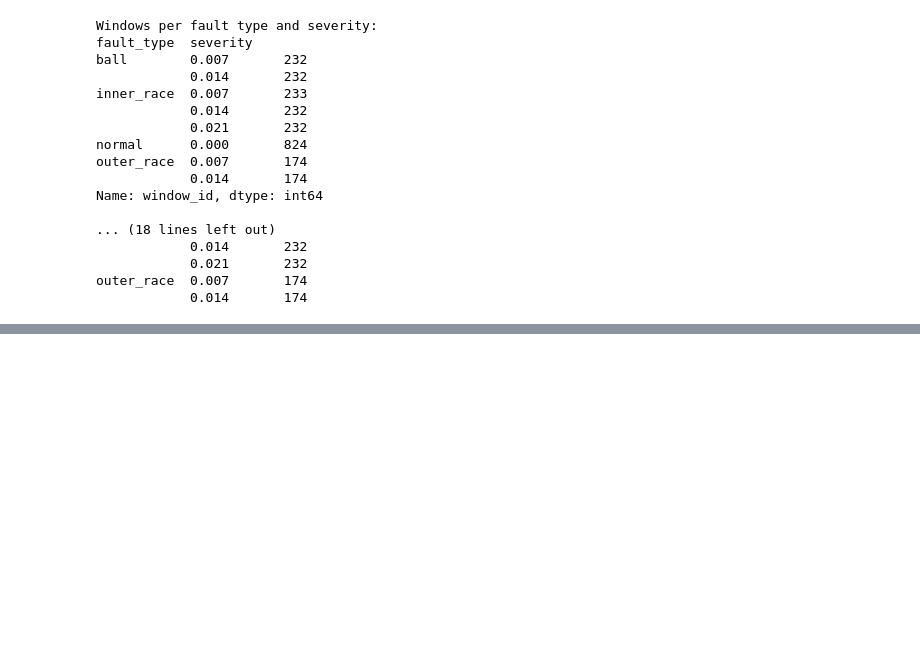
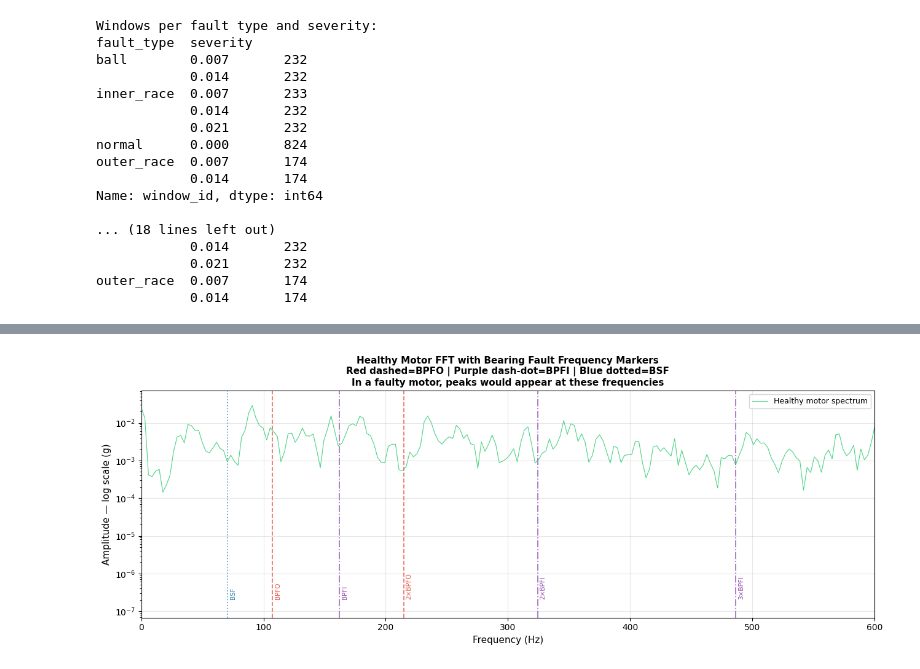
Before and after one commit to ZENITH3009/motor-health-intelligence-system, a Jupyter notebook: notebooks/01_data_exploration.ipynb, the cells around one changed output, grey strips where cells are left out. Drawn from its saved outputs; the diff is of its cells as text; code cells hidden in the pictures; blank space fills up the shorter version.

```diff
--- a/notebooks/01_data_exploration.ipynb
+++ b/notebooks/01_data_exploration.ipynb
@@ -180,0 +239,20 @@ outer_race  0.007       174
+# %%
+# Calculate where fault peaks SHOULD appear for 1797 RPM
+fault_freqs = analyzer.compute_bearing_fault_frequencies(1797)
+
+print("Bearing fault characteristic frequencies (1797 RPM):")
+print(f"  Shaft rotation  : {fault_freqs['shaft_freq']:.2f} Hz")
+print(f"  BPFO (outer)    : {fault_freqs['BPFO']:.2f} Hz")
+print(f"  BPFI (inner)    : {fault_freqs['BPFI']:.2f} Hz")
+print(f"  BSF  (ball)     : {fault_freqs['BSF']:.2f}  Hz")
+print(f"  FTF  (cage)     : {fault_freqs['FTF']:.2f}  Hz")
+
+print("\nFor inner race fault, sidebands appear at:")
+bpfi = fault_freqs['BPFI']
+for n in [1, 2, 3, 4]:
+    print(f"  {n} × BPFI = {n * bpfi:.2f} Hz")
+
+print("\nFor outer race fault, sidebands appear at:")
+bpfo = fault_freqs['BPFO']
+for n in [1, 2, 3, 4]:
+    print(f"  {n} × BPFO = {n * bpfo:.2f} Hz")
@@ -180,0 +278,67 @@ outer_race  0.007       174
+# %%
+# Plot the healthy spectrum with fault frequency markers
+# This is your reference — what a HEALTHY motor looks like
+# at the frequencies where faults would appear
+
+fault_freq_markers = {
+    'BPFO':   (fault_freqs['BPFO'],  '#e74c3c', '--'),
+    'BPFI':   (fault_freqs['BPFI'],  '#8e44ad', '-.'),
+    'BSF':    (fault_freqs['BSF'],   '#2980b9', ':'),
+    '2×BPFO': (2*fault_freqs['BPFO'], '#e74c3c', '--'),
+    '2×BPFI': (2*fault_freqs['BPFI'], '#8e44ad', '-.'),
+    '3×BPFI': (3*fault_freqs['BPFI'], '#8e44ad', '-.')
+}
+
+fig, ax = plt.subplots(figsize=(13, 5))
+
+ax.semilogy(freqs, mags,
+            color='#2ecc71',
+            linewidth=0.8,
+            alpha=0.85,
+            label='Healthy motor spectrum',
+            zorder=2)
+
+# Mark fault frequencies with vertical lines
+for label, (freq, color, style) in fault_freq_markers.items():
+    if freq <= 600:
+        ax.axvline(x=freq,
+                   color=color,
+                   linestyle=style,
+                   linewidth=1.3,
+                   alpha=0.75,
+                   zorder=1)
+        ax.text(freq + 2,
+                ax.get_ylim()[0] * 3,
+                label,
+                fontsize=7.5,
+                color=color,
+                rotation=90,
+                va='bottom')
+
+ax.set_xlim(0, 600)
+ax.set_xlabel('Frequency (Hz)', fontsize=11)
+ax.set_ylabel('Amplitude — log scale (g)', fontsize=11)
+ax.set_title(
+    'Healthy Motor FFT with Bearing Fault Frequency Markers\n'
+    'Red dashed=BPFO | Purple dash-dot=BPFI | Blue dotted=BSF\n'
+    'In a faulty motor, peaks would appear at these frequencies',
+    fontsize=11, fontweight='bold'
+)
+ax.grid(True, alpha=0.3)
+ax.legend(fontsize=9)
+
+plt.tight_layout()
+plt.savefig('../reports/figures/day3_healthy_fft_with_markers.png',
+            dpi=150, bbox_inches='tight')
+plt.show()
+
+# Measure amplitudes at fault frequencies in healthy motor
+print("Amplitudes at fault frequencies (healthy motor):")
+for label, (freq, _, _) in fault_freq_markers.items():
+    amp = analyzer.get_amplitude_at(freqs, mags, freq, tolerance_hz=10)
+    print(f"  {label:8s} at {freq:6.1f} Hz : amplitude = {amp:.8f}")
+
+print("\nNote: In a FAULTY motor, these amplitudes will be")
+print("significantly higher — especially at BPFI for inner race faults.")
+# %% [output]
+[figure, added]
```
Also changed, not shown: parts of 3 cells of this notebook, 3 other files.
